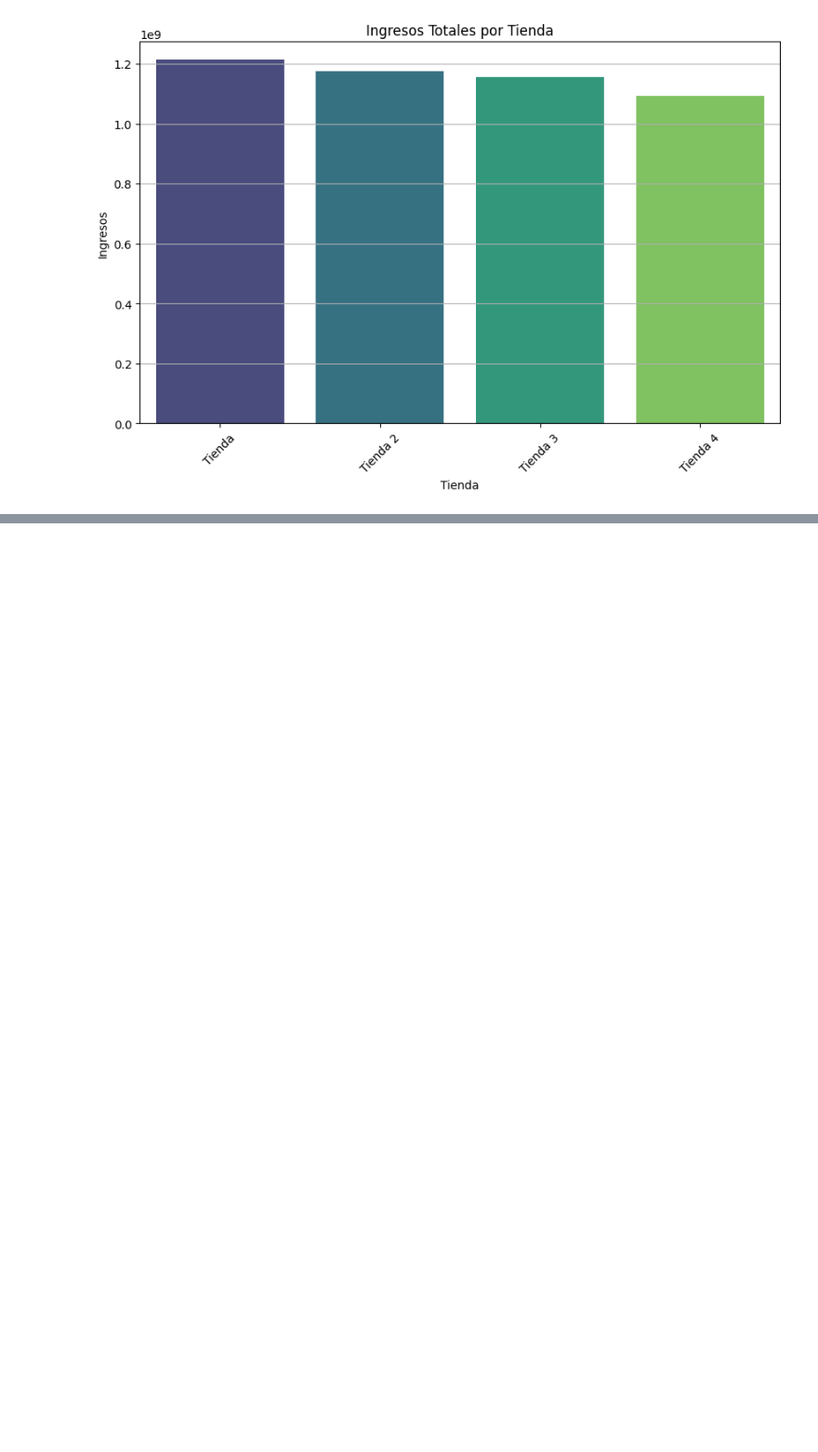
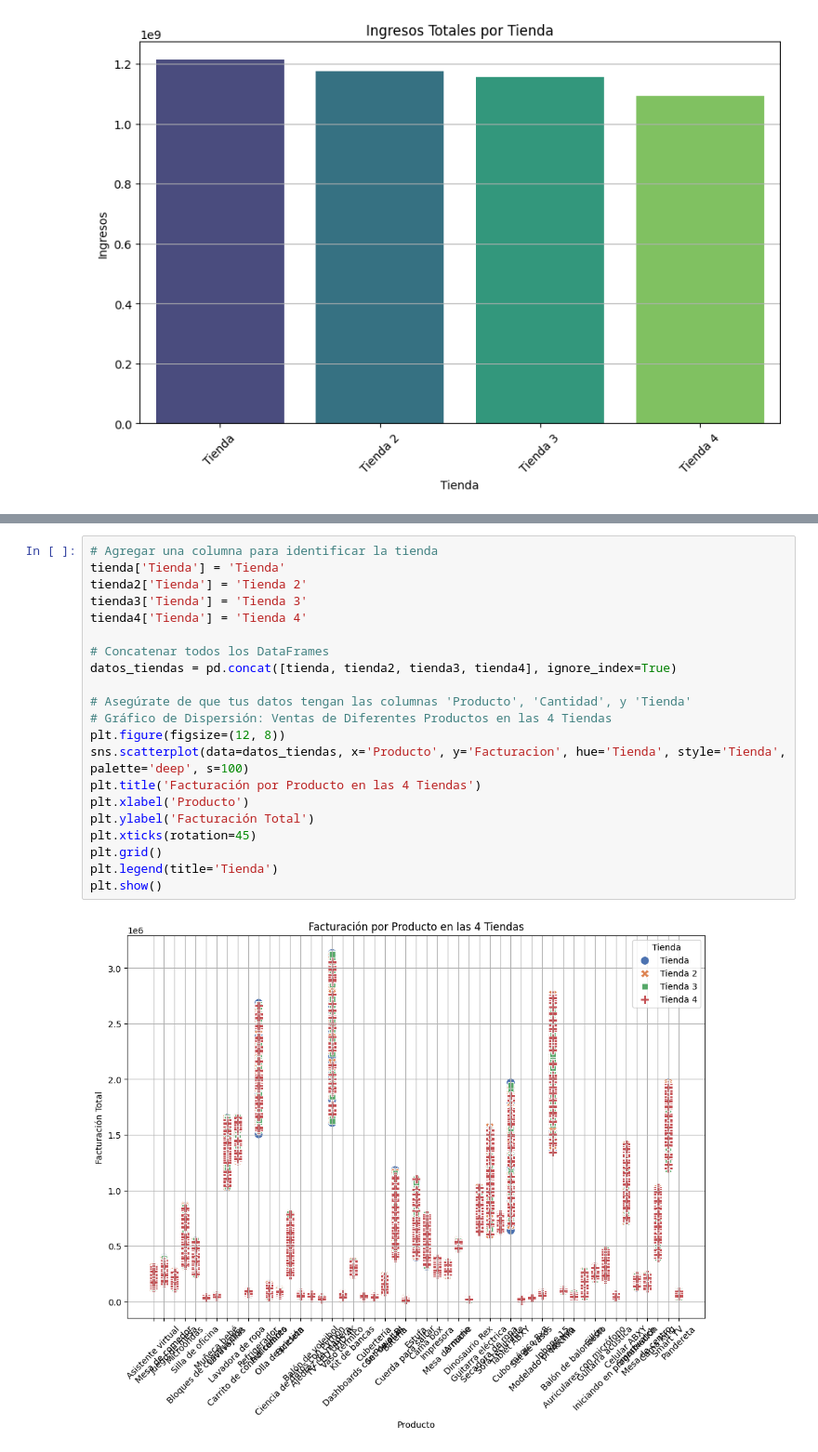
Before and after one commit to dianasol77/challengue_alura_store_DianaLanda, a Jupyter notebook: AluraStoreLatam.ipynb, the cells around one changed output, grey strips where cells are left out. Shown at 93% size. Drawn from its saved outputs; the diff is of its cells as text; blank space fills up the shorter version.

```diff
--- a/AluraStoreLatam.ipynb
+++ b/AluraStoreLatam.ipynb
@@ -303,0 +320,23 @@ Passing `palette` without assigning `hue` is deprecated and will be removed in v
+# %%
+# Agregar una columna para identificar la tienda
+tienda['Tienda'] = 'Tienda'
+tienda2['Tienda'] = 'Tienda 2'
+tienda3['Tienda'] = 'Tienda 3'
+tienda4['Tienda'] = 'Tienda 4'
+
+# Concatenar todos los DataFrames
+datos_tiendas = pd.concat([tienda, tienda2, tienda3, tienda4], ignore_index=True)
+
+# Asegúrate de que tus datos tengan las columnas 'Producto', 'Cantidad', y 'Tienda'
+# Gráfico de Dispersión: Ventas de Diferentes Productos en las 4 Tiendas
+plt.figure(figsize=(12, 8))
+sns.scatterplot(data=datos_tiendas, x='Producto', y='Facturacion', hue='Tienda', style='Tienda', palette='deep', s=100)
+plt.title('Facturación por Producto en las 4 Tiendas')
+plt.xlabel('Producto')
+plt.ylabel('Facturación Total')
+plt.xticks(rotation=45)
+plt.grid()
+plt.legend(title='Tienda')
+plt.show()
+# %% [output]
+[figure, added]
```
Also changed, not shown: parts of 2 cells of this notebook.
